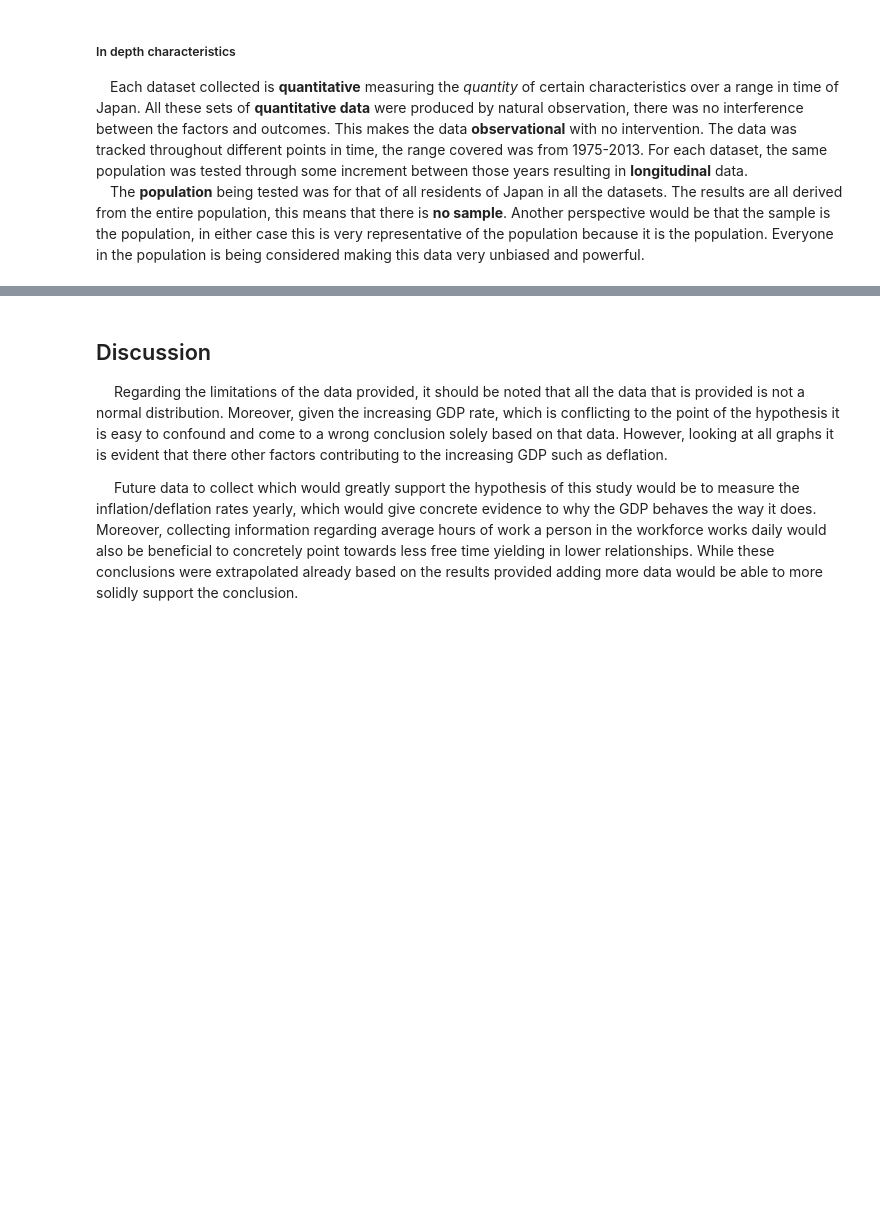
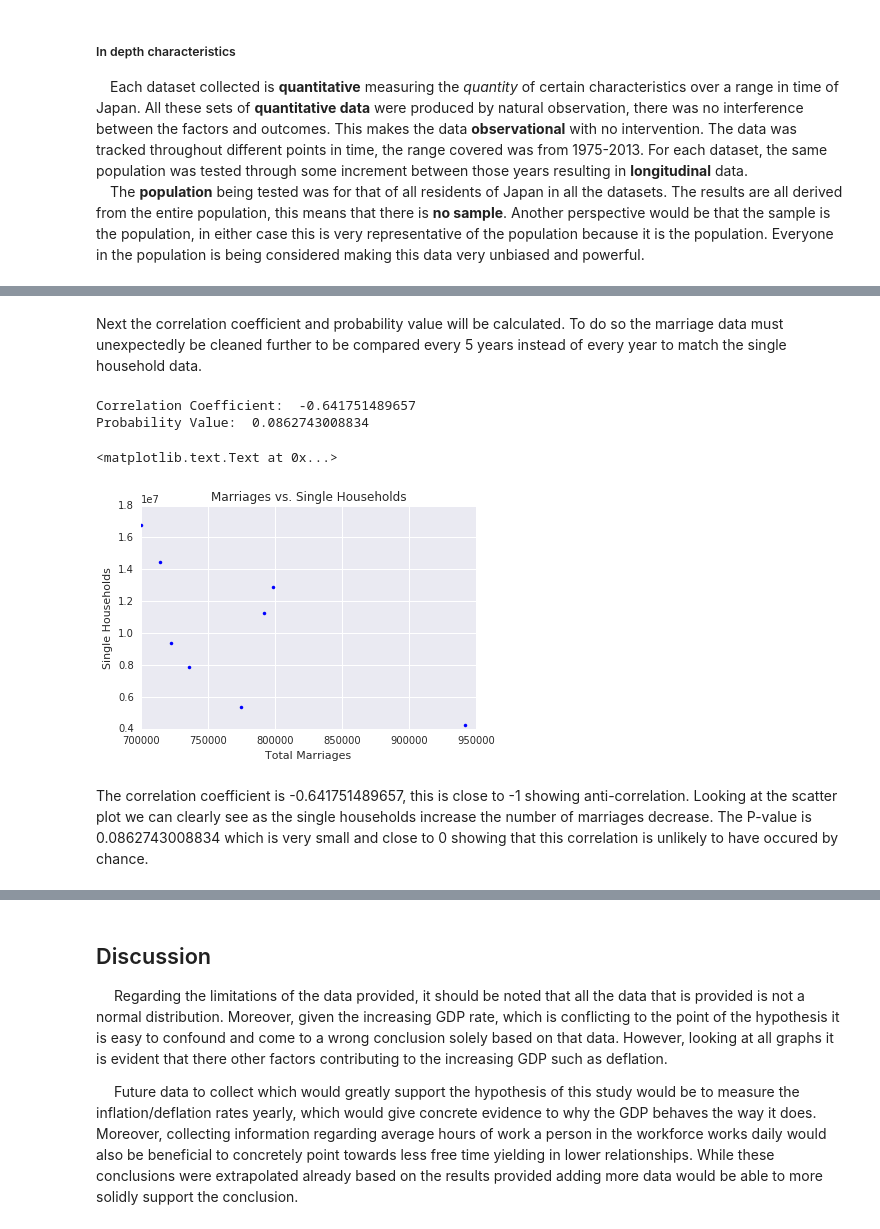
Before and after one commit to AldoSevada/Japan-Population-Analysis, a Jupyter notebook: project.ipynb, the cells around one changed output, grey strips where cells are left out. Saved outputs shown, nothing was run; the diff lists cells and outputs as text; code cells hidden in the pictures; blank space fills up the shorter version.

```diff
--- a/project.ipynb
+++ b/project.ipynb
@@ -332,0 +375,26 @@ plt.title('Number of People vs. Year for Total 65 and Over')
+# %% [markdown]
+Next the correlation coefficient and probability value will be calculated. To do so the marriage data must unexpectedly be cleaned further to be compared every 5 years instead of every year to match the single household data.
+# %%
+# marriages data reduced number of columns to match Singe Households data
+marriageFrameReduced = cleanKnoemaData(marriageData, 5)
+marriageFrameReduced.columns = ["Marriages"]
+
+# linear regression collect data
+dataMarriages = marriageFrameReduced["Marriages"]
+dataHouseholds = singleHomeFrame["One-Person Homes"]
+
+rho, pvalue = stats.pearsonr(dataMarriages, dataHouseholds)
+print ('Correlation Coefficient: ', rho)
+print ('Probability Value: ', pvalue)
+
+plt.plot(dataMarriages, dataHouseholds,'.',color='blue', alpha=1)
+plt.xlabel("Total Marriages")
+plt.ylabel("Single Households")
+plt.title("Marriages vs. Single Households")
+# %% [output]
+Correlation Coefficient:  -0.641751489657
+Probability Value:  0.0862743008834
+<matplotlib.text.Text at 0x...>
+[figure, added]
+# %% [markdown]
+The correlation coefficient is -0.641751489657, this is close to -1 showing anti-correlation. Looking at the scatter plot we can clearly see as the single households increase the number of marriages decrease. The P-value is 0.0862743008834 which is very small and close to 0 showing that this correlation is unlikely to have occured by chance.
```
Also changed, not shown: parts of 23 cells of this notebook.
